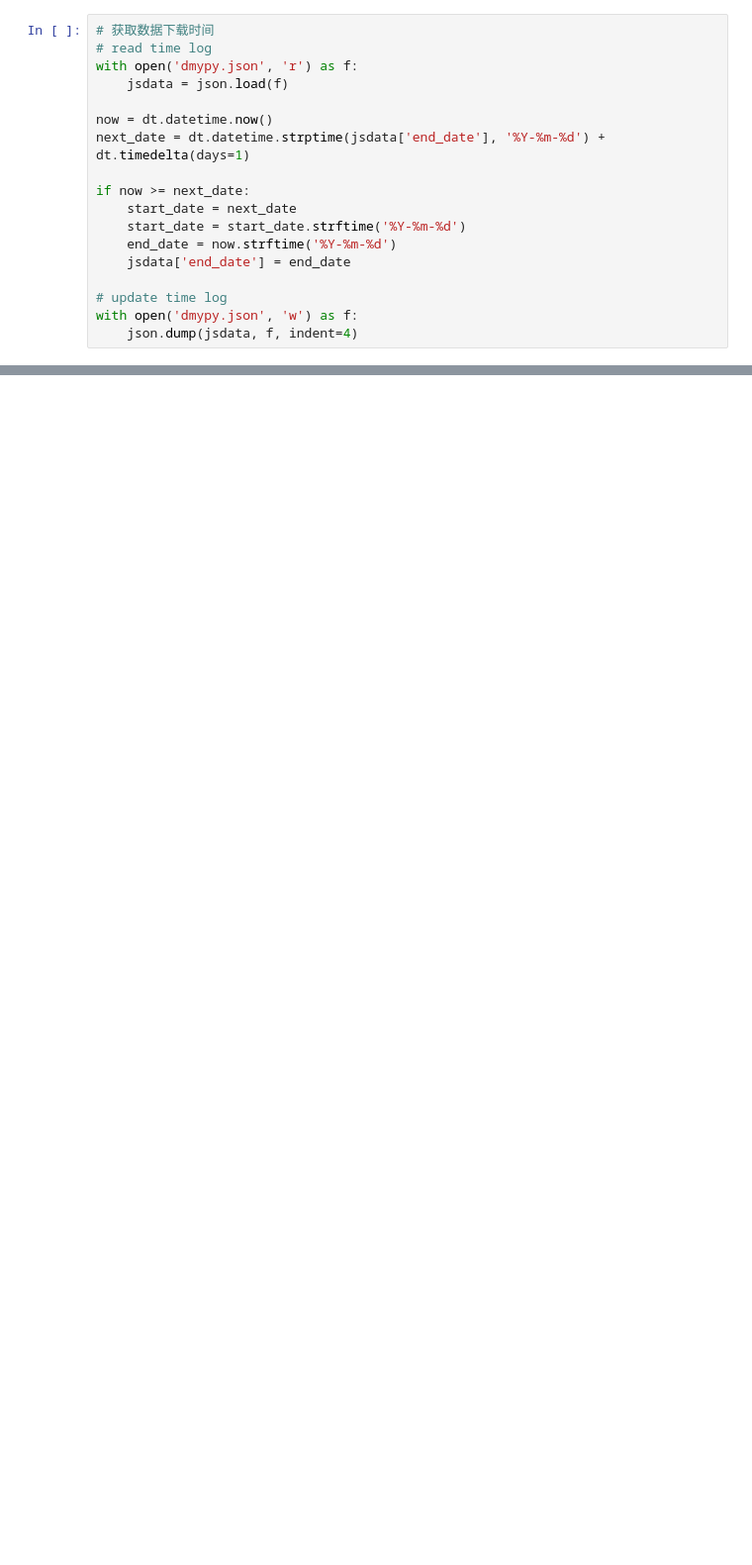
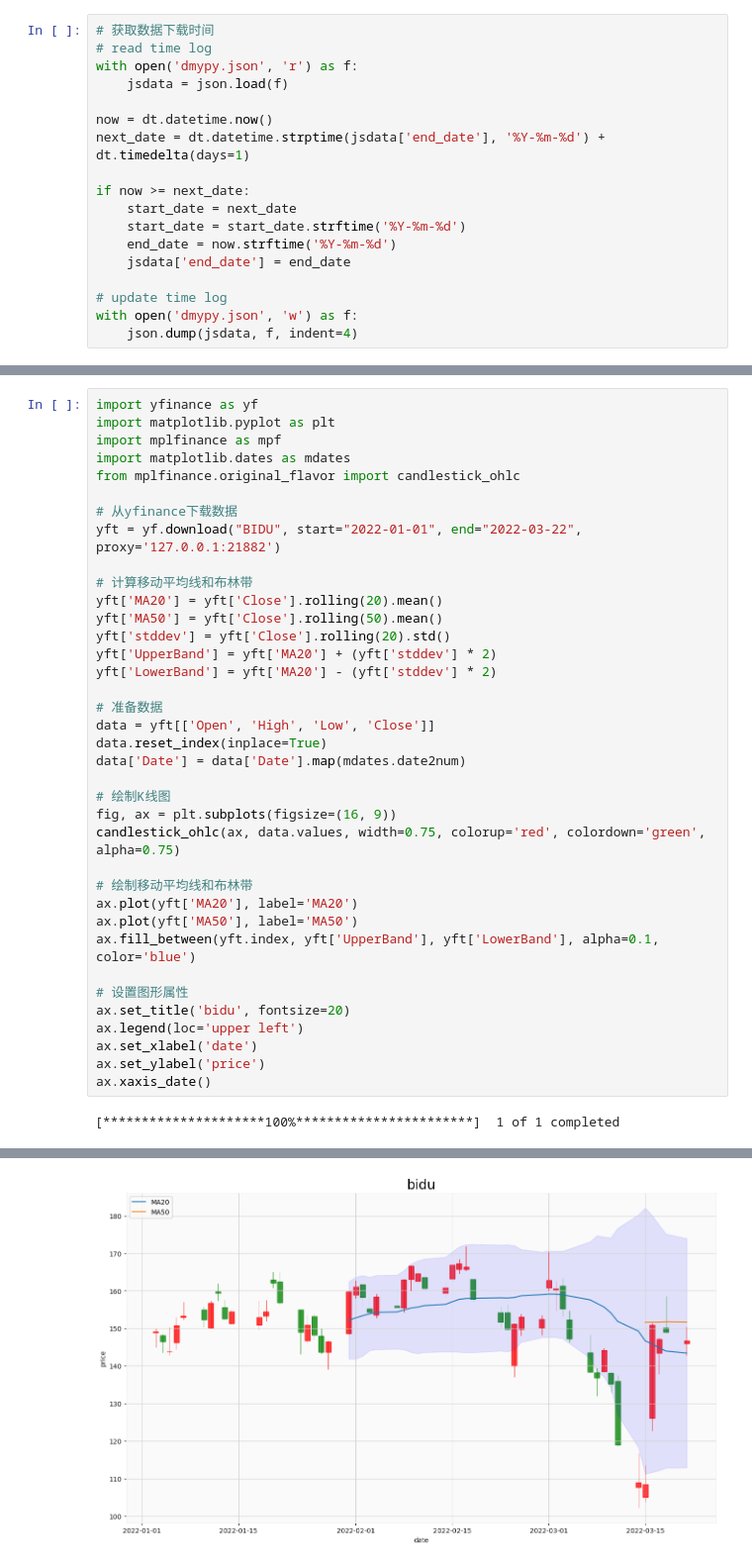
Before and after one commit to Garacc/ameQuant, a Jupyter notebook: try.ipynb, the cells around one changed output, grey strips where cells are left out. Shown at 99% size. Cells and saved outputs as stored; diff of their text form; blank space fills up the shorter version.

```diff
--- a/try.ipynb
+++ b/try.ipynb
@@ -130,0 +138,39 @@ df[['Close', 'MA20', 'UpperBand', 'LowerBand']].plot(figsize=(10, 6))
+# %%
+import yfinance as yf
+import matplotlib.pyplot as plt
+import mplfinance as mpf
+import matplotlib.dates as mdates
+from mplfinance.original_flavor import candlestick_ohlc
+
+# 从yfinance下载数据
+yft = yf.download("BIDU", start="2022-01-01", end="2022-03-22", proxy='127.0.0.1:21882')
+
+# 计算移动平均线和布林带
+yft['MA20'] = yft['Close'].rolling(20).mean()
+yft['MA50'] = yft['Close'].rolling(50).mean()
+yft['stddev'] = yft['Close'].rolling(20).std()
+yft['UpperBand'] = yft['MA20'] + (yft['stddev'] * 2)
+yft['LowerBand'] = yft['MA20'] - (yft['stddev'] * 2)
+
+# 准备数据
+data = yft[['Open', 'High', 'Low', 'Close']]
+data.reset_index(inplace=True)
+data['Date'] = data['Date'].map(mdates.date2num)
+
+# 绘制K线图
+fig, ax = plt.subplots(figsize=(16, 9))
+candlestick_ohlc(ax, data.values, width=0.75, colorup='red', colordown='green', alpha=0.75)
+
+# 绘制移动平均线和布林带
+ax.plot(yft['MA20'], label='MA20')
+ax.plot(yft['MA50'], label='MA50')
+ax.fill_between(yft.index, yft['UpperBand'], yft['LowerBand'], alpha=0.1, color='blue')
+
+# 设置图形属性
+ax.set_title('bidu', fontsize=20)
+ax.legend(loc='upper left')
+ax.set_xlabel('date')
+ax.set_ylabel('price')
+ax.xaxis_date()
+# %% [output]
+[*********************100%***********************]  1 of 1 completed
@@ -130,0 +182 @@ df[['Close', 'MA20', 'UpperBand', 'LowerBand']].plot(figsize=(10, 6))
+[figure, added]
```
Also changed, not shown: parts of 18 cells of this notebook, 6 other files.
